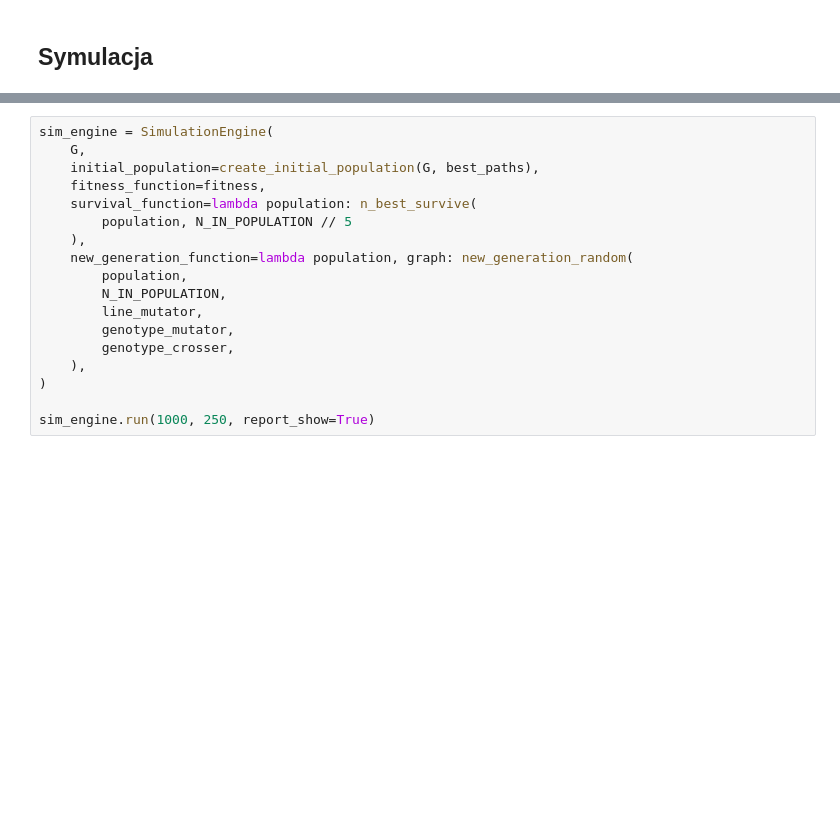
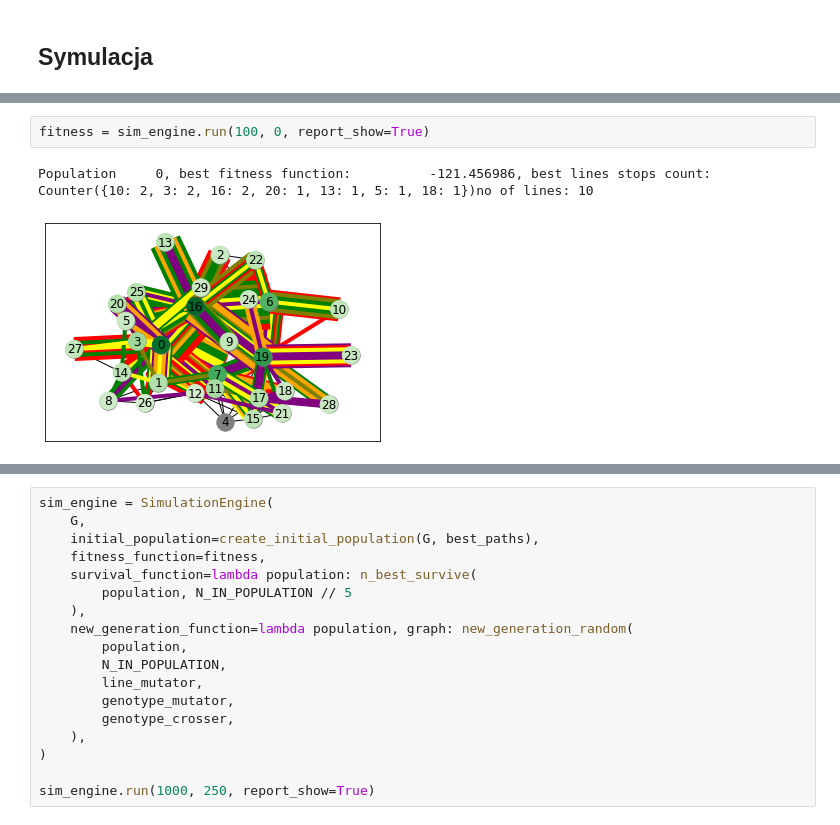
Before and after one commit to pweglik/badania-operacyjne, a Jupyter notebook: docs/mutations test.ipynb, the cells around one changed output, grey strips where cells are left out. Drawn from its saved outputs; the diff is of its cells as text; blank space fills up the shorter version.

```diff
--- a/docs/mutations test.ipynb
+++ b/docs/mutations test.ipynb
@@ -71,0 +68,5 @@ Population     5, best fitness function:            11.085471, best lines stops
+# %%
+fitness = sim_engine.run(100, 0, report_show=True)
+# %% [output]
+Population     0, best fitness function:          -121.456986, best lines stops count: Counter({10: 2, 3: 2, 16: 2, 20: 1, 13: 1, 5: 1, 18: 1})no of lines: 10
+[figure, added]
```
Also changed, not shown: parts of 3 cells of this notebook, 11 other files.
